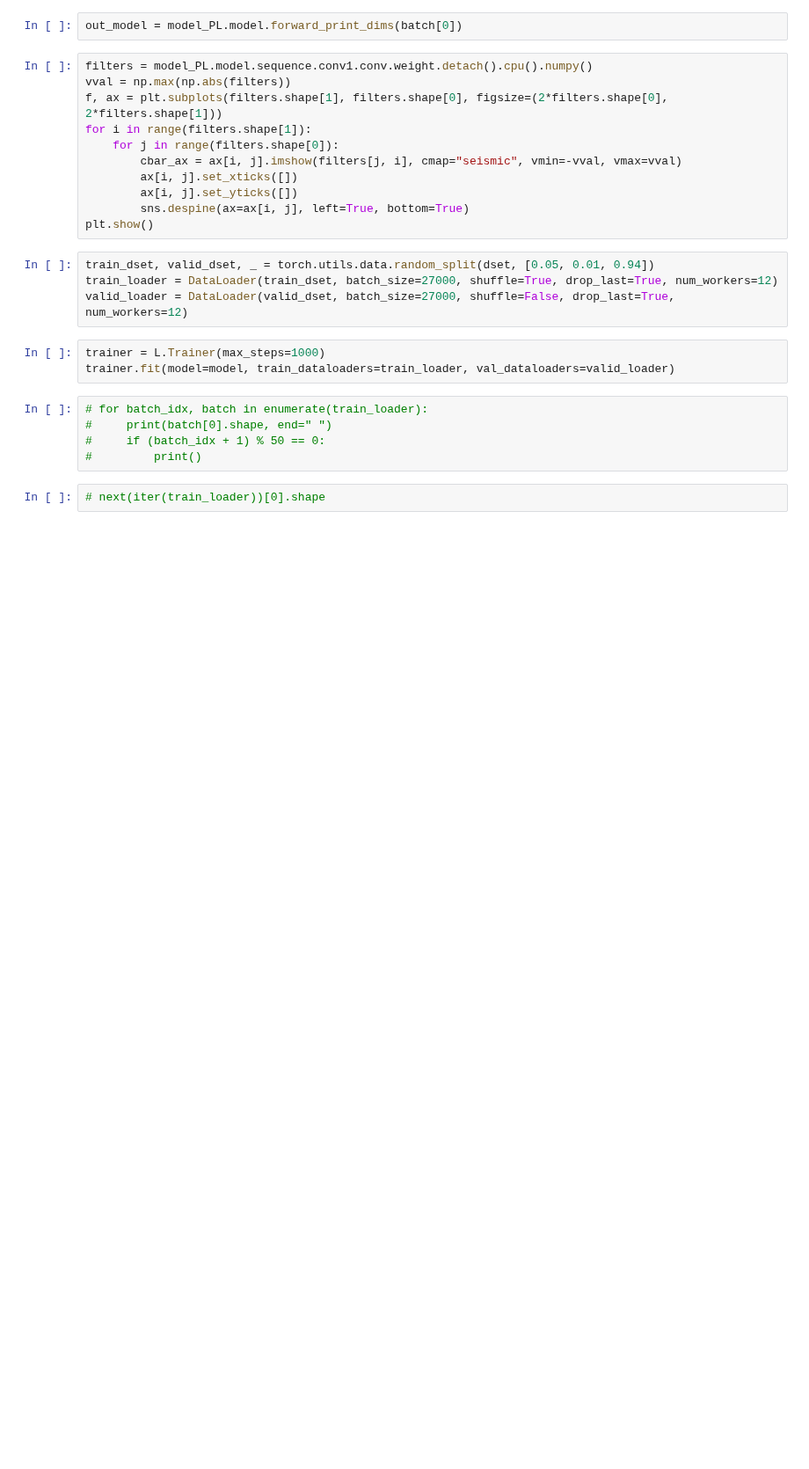
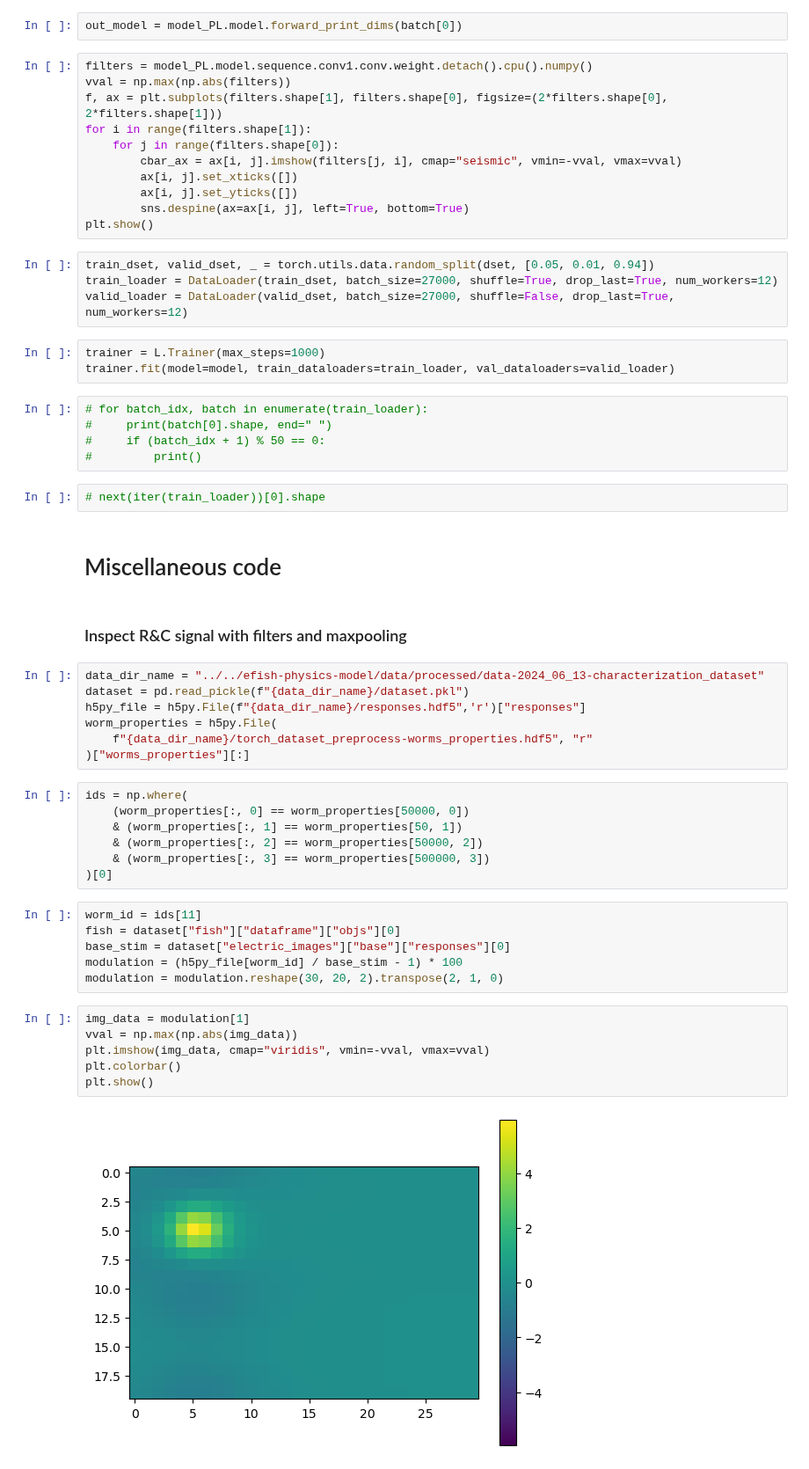
Before and after one commit to DenisTurcu/efish-characterization, a Jupyter notebook: end-to-end/end-to-end-conv-nn-models.ipynb, the cells around one changed output. Shown at 88% size. Drawn from its saved outputs; the diff is of its cells as text; blank space fills up the shorter version.

Commit message:
inspect R & C signal from EIs and inspect previous dataset params

```diff
--- a/end-to-end/end-to-end-conv-nn-models.ipynb
+++ b/end-to-end/end-to-end-conv-nn-models.ipynb
@@ -107,3 +111,35 @@ trainer.fit(model=model, train_dataloaders=train_loader, val_dataloaders=valid_l
 #         print()
 # %%
 # next(iter(train_loader))[0].shape
+# %% [markdown]
+# Miscellaneous code
+# %% [markdown]
+### Inspect R&C signal with filters and maxpooling
+# %%
+data_dir_name = "../../efish-physics-model/data/processed/data-2024_06_13-characterization_dataset"
+dataset = pd.read_pickle(f"{data_dir_name}/dataset.pkl")
+h5py_file = h5py.File(f"{data_dir_name}/responses.hdf5",'r')["responses"]
+worm_properties = h5py.File(
+    f"{data_dir_name}/torch_dataset_preprocess-worms_properties.hdf5", "r"
+)["worms_properties"][:]
+# %%
+ids = np.where(
+    (worm_properties[:, 0] == worm_properties[50000, 0])
+    & (worm_properties[:, 1] == worm_properties[50, 1])
+    & (worm_properties[:, 2] == worm_properties[50000, 2])
+    & (worm_properties[:, 3] == worm_properties[500000, 3])
+)[0]
+# %%
+worm_id = ids[11]
+fish = dataset["fish"]["dataframe"]["objs"][0]
+base_stim = dataset["electric_images"]["base"]["responses"][0]
+modulation = (h5py_file[worm_id] / base_stim - 1) * 100
+modulation = modulation.reshape(30, 20, 2).transpose(2, 1, 0)
+# %%
+img_data = modulation[1]
+vval = np.max(np.abs(img_data))
+plt.imshow(img_data, cmap="viridis", vmin=-vval, vmax=vval)
+plt.colorbar()
+plt.show()
+# %% [output]
+[figure, added]
```
Also changed, not shown: parts of 13 cells of this notebook.
